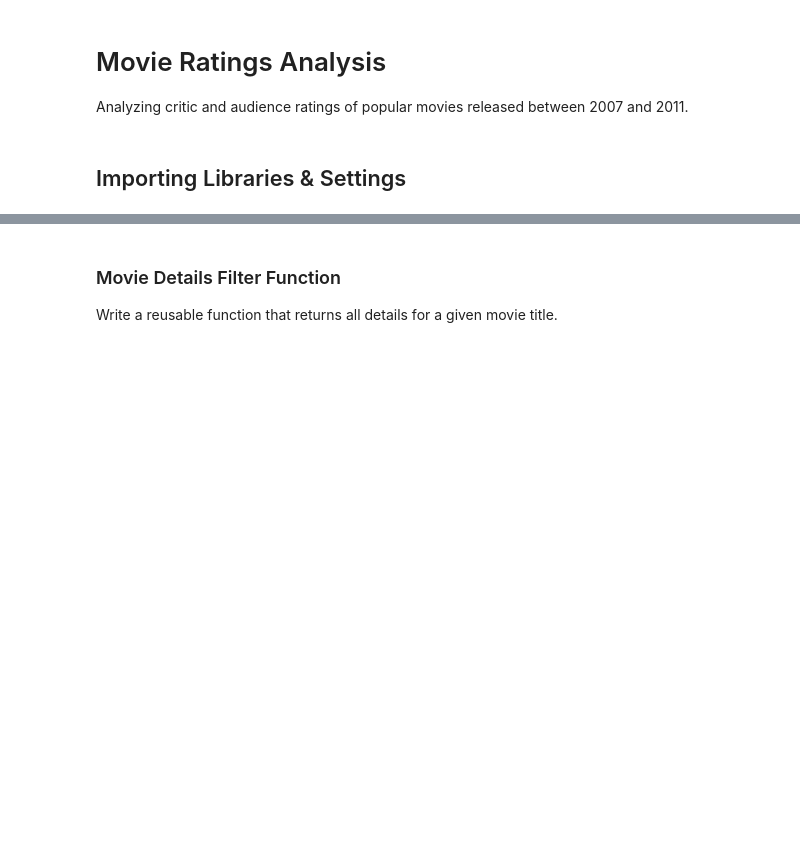
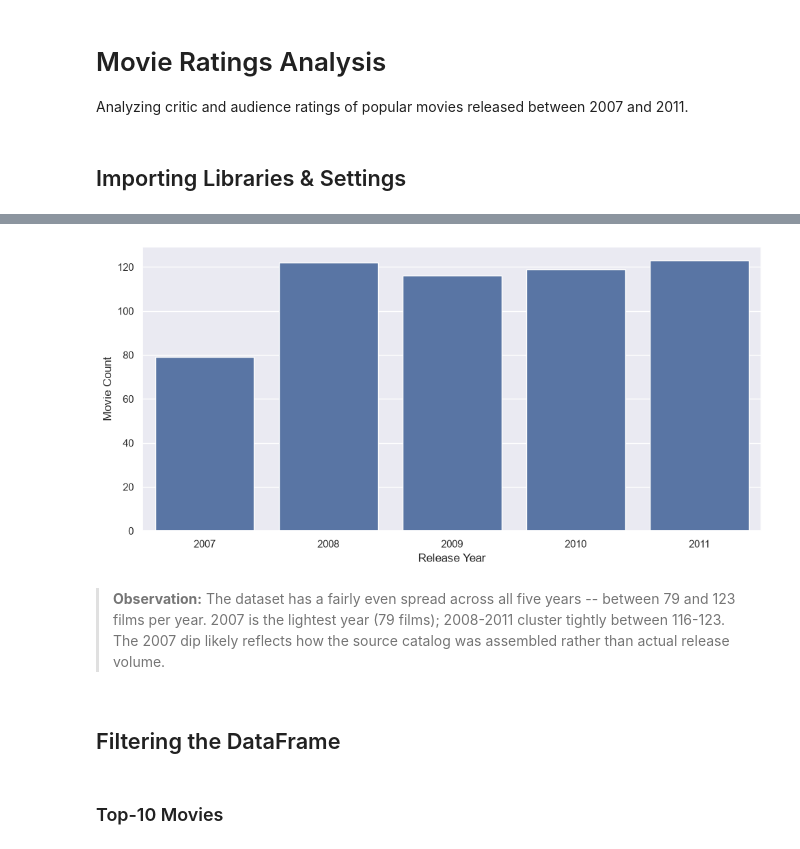
Before and after one commit to quantumudit/problem-solving, a Jupyter notebook: projects/misc/movie_ratings_analysis/eda.ipynb, the cells around one changed output, grey strips where cells are left out. Drawn from its saved outputs; the diff is of its cells as text; code cells hidden in the pictures; blank space fills up the shorter version.

```diff
--- a/projects/misc/movie_ratings_analysis/eda.ipynb
+++ b/projects/misc/movie_ratings_analysis/eda.ipynb
@@ -49,2 +137,11 @@ Plot histograms / KDE for `Rotten Tomatoes Ratings %`, `Audience Ratings %`, and
 # %%
-# top-10 movies by budget
+# bar chart -- movie count by release year
+movies_per_year = (
+    df.groupby("Release Year")["Film"].count().reset_index(name="Movie Count")
+)
+
+sns.barplot(data=movies_per_year, x="Release Year", y="Movie Count")
+plt.tight_layout()
+plt.show()
+# %% [output]
+[figure, added]
@@ -55,5 +148,10 @@ Plot histograms / KDE for `Rotten Tomatoes Ratings %`, `Audience Ratings %`, and
+# %% [markdown]
+> **Observation:** The dataset has a fairly even spread across all five years -- between 79
+> and 123 films per year. 2007 is the lightest year (79 films); 2008-2011 cluster tightly
+> between 116-123. The 2007 dip likely reflects how the source catalog was assembled rather
+> than actual release volume.
+# %% [markdown]
+## Filtering the DataFrame
 # %% [markdown]
-### Movie Details Filter Function
-
-Write a reusable function that returns all details for a given movie title.
+### Top-10 Movies
 # %%
```
Also changed, not shown: parts of 41 cells of this notebook.
